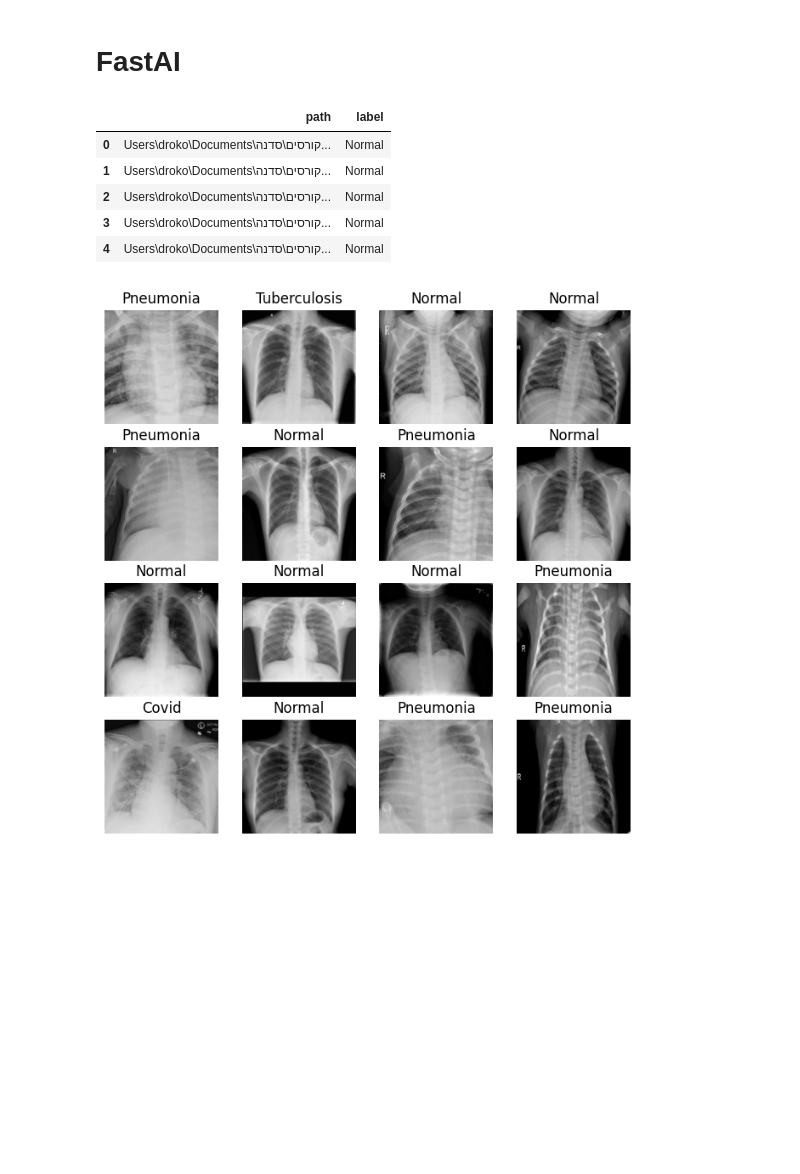
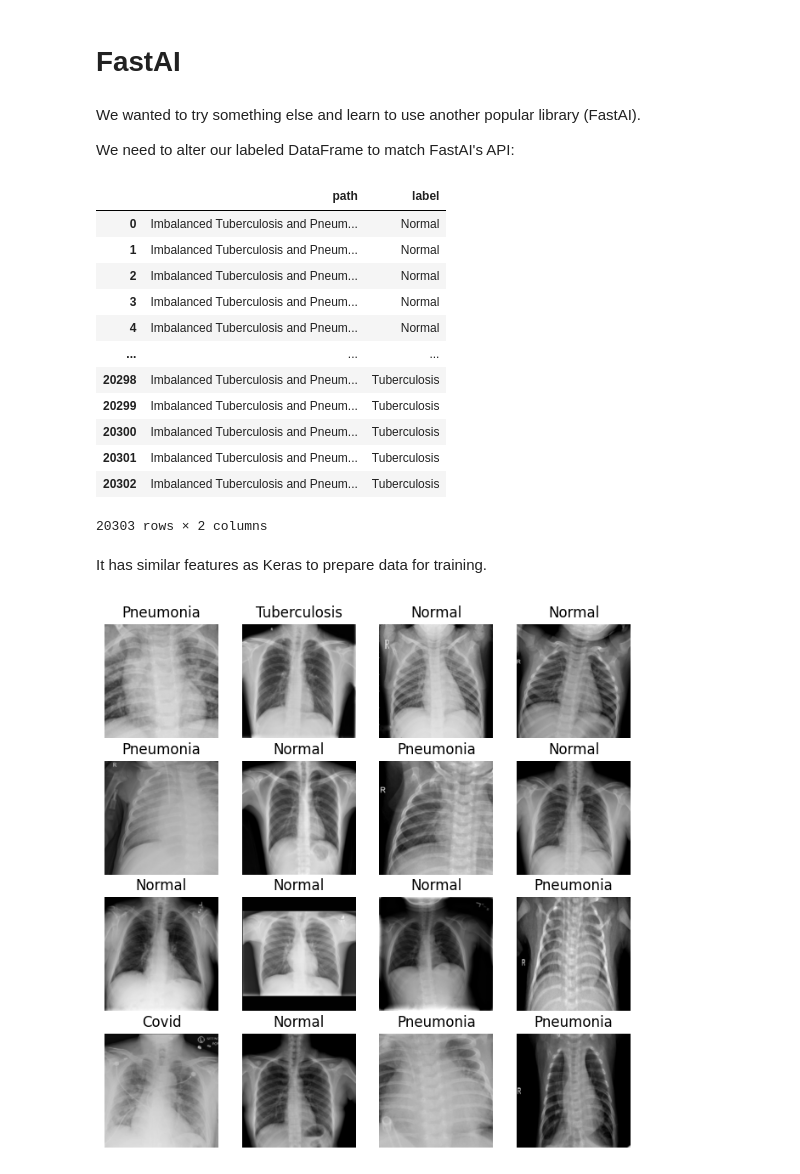
Before and after one commit to drorchen/data-science-project, a Jupyter notebook: Project Notebook.ipynb, the cells around one changed output. Saved outputs shown, nothing was run; the diff lists cells and outputs as text; code cells hidden in the pictures; blank space fills up the shorter version.

```diff
--- a/Project Notebook.ipynb
+++ b/Project Notebook.ipynb
@@ -120,6 +129,7 @@ data = [
 # %%
 def get_unique_files(paths):
     hash_map = {}
+    duplicates_count = 0
 
     for path in paths:
         with open(path, 'rb') as f:
@@ -128,7 +138,9 @@ def get_unique_files(paths):
             hash_map[file_hash] = [path]
         elif not any([filecmp.cmp(f, path) for f in hash_map[file_hash]]):
             hash_map[file_hash].append(path)
-    return list(itertools.chain.from_iterable([paths for paths_hash, paths in hash_map.items()]))
+        else:
+            duplicates_count += 1
+    return (list(itertools.chain.from_iterable([paths for paths_hash, paths in hash_map.items()])), duplicates_count)
 
 labeled_data = {}
 for paths, label in data:
@@ -136,6 +148,6 @@ for paths, label in data:
     for path in paths:
         files = [os.path.join(path, f) for f in os.listdir(path)]
         all_label_files += files
-    labeled_data[label] = get_unique_files(all_label_files)
-    print(f"Found {len(labeled_data[label])} {label} images")
+    labeled_data[label], duplicates_count = get_unique_files(all_label_files)
+    print(f"Found {len(labeled_data[label])} {label} images, encountered {duplicates_count} duplicates.")
 # %% [output]
@@ -922,19 +1031,32 @@ Model result=Normal, expected result=Normal
 Model result=Normal, expected result=Normal
 # %% [markdown]
 # FastAI
+# %% [markdown]
+We wanted to try something else and learn to use another popular library (FastAI).
+
+We need to alter our labeled DataFrame to match FastAI's API:
 # %%
 import fastai
 import fastai.vision.all as fav
 fai_dataframe = labeled_dataframe.copy()
 fai_dataframe = fai_dataframe.applymap(lambda x: x.replace(f"{working_dir}\\", "") if isinstance(x, str) else x)
-fai_dataframe.head()
+fai_dataframe
 # %% [output]
 |  | path | label |
-| 0 | Users\droko\Documents\קורסים\סדנה... | Normal |
-| 1 | Users\droko\Documents\קורסים\סדנה... | Normal |
-| 2 | Users\droko\Documents\קורסים\סדנה... | Normal |
-| 3 | Users\droko\Documents\קורסים\סדנה... | Normal |
-| 4 | Users\droko\Documents\קורסים\סדנה... | Normal |
+| 0 | Imbalanced Tuberculosis and Pneum... | Normal |
+| 1 | Imbalanced Tuberculosis and Pneum... | Normal |
+| 2 | Imbalanced Tuberculosis and Pneum... | Normal |
+| 3 | Imbalanced Tuberculosis and Pneum... | Normal |
+| 4 | Imbalanced Tuberculosis and Pneum... | Normal |
+| ... | ... | ... |
+| 20298 | Imbalanced Tuberculosis and Pneum... | Tuberculosis |
+| 20299 | Imbalanced Tuberculosis and Pneum... | Tuberculosis |
+| 20300 | Imbalanced Tuberculosis and Pneum... | Tuberculosis |
+| 20301 | Imbalanced Tuberculosis and Pneum... | Tuberculosis |
+| 20302 | Imbalanced Tuberculosis and Pneum... | Tuberculosis |
+20303 rows × 2 columns
+# %% [markdown]
+It has similar features as Keras to prepare data for training.
 # %%
 tfms = fav.L([fav.Resize([256, 256, 3])])
 fai_data = fav.ImageDataLoaders.from_df(fai_dataframe, working_dir, item_tfms=tfms, bs=256, seed=0x1337)
```
Also changed, not shown: parts of 96 cells of this notebook.
